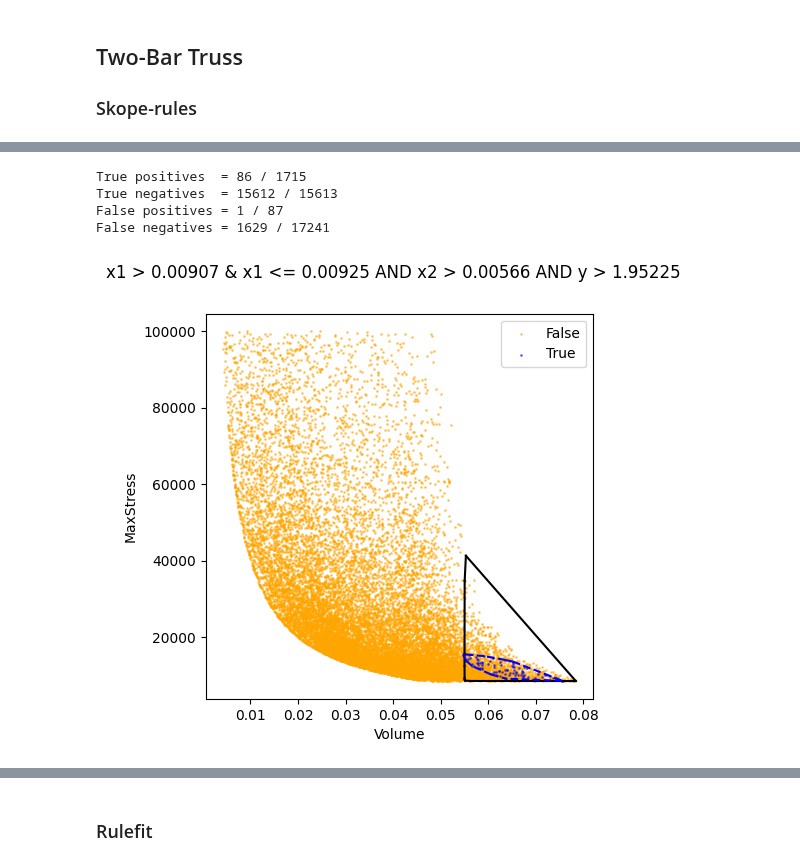
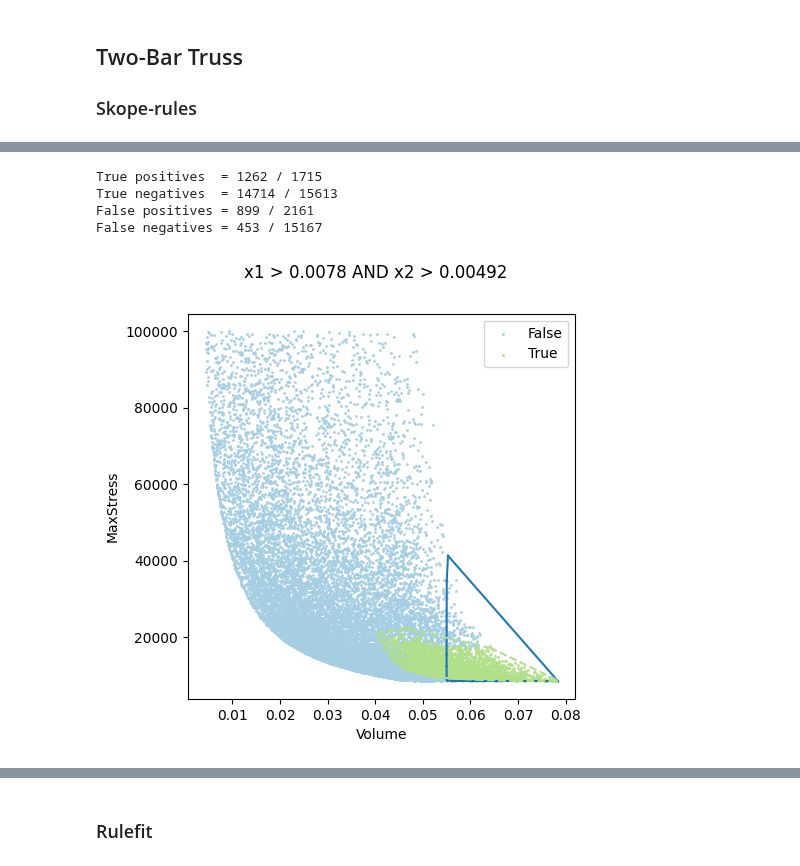
Before and after one commit to gialmisi/xaimoo-experiments, a Jupyter notebook: notebooks/Rule_showcase.ipynb, the cells around one changed output, grey strips where cells are left out. Saved outputs shown, nothing was run; the diff lists cells and outputs as text; code cells hidden in the pictures.

```diff
--- a/notebooks/Rule_showcase.ipynb
+++ b/notebooks/Rule_showcase.ipynb
@@ -148,9 +117,10 @@ Rule --> (Accuracy, Recall, F1-score)
 # %%
-plot_helper(rules, range(5), df_twobar, obj_names, target_category)
+plot_helper(rules, [0], df_twobar, obj_names, target_category)
+plt.savefig('skope_bar_f2_best.pdf', format='pdf', bbox_inches='tight')
 # %% [output]
-True positives  = 86 / 1715
-True negatives  = 15612 / 15613
-False positives = 1 / 87
-False negatives = 1629 / 17241
+True positives  = 1262 / 1715
+True negatives  = 14714 / 15613
+False positives = 899 / 2161
+False negatives = 453 / 15167
-[figure, old version]
+[figure, new version]
 # %%
```
Also changed, not shown: parts of 8 cells of this notebook, 2 other files.
